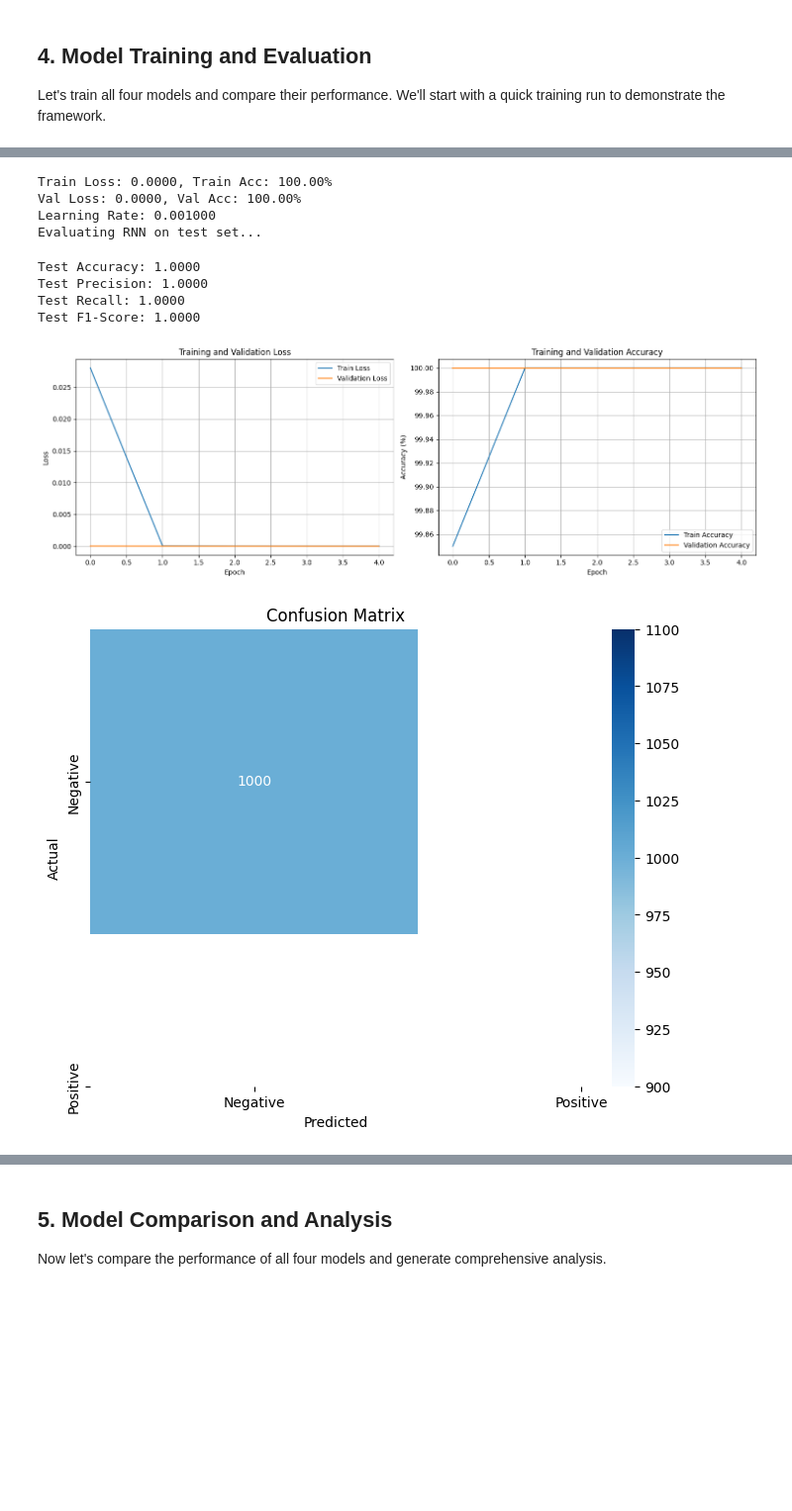
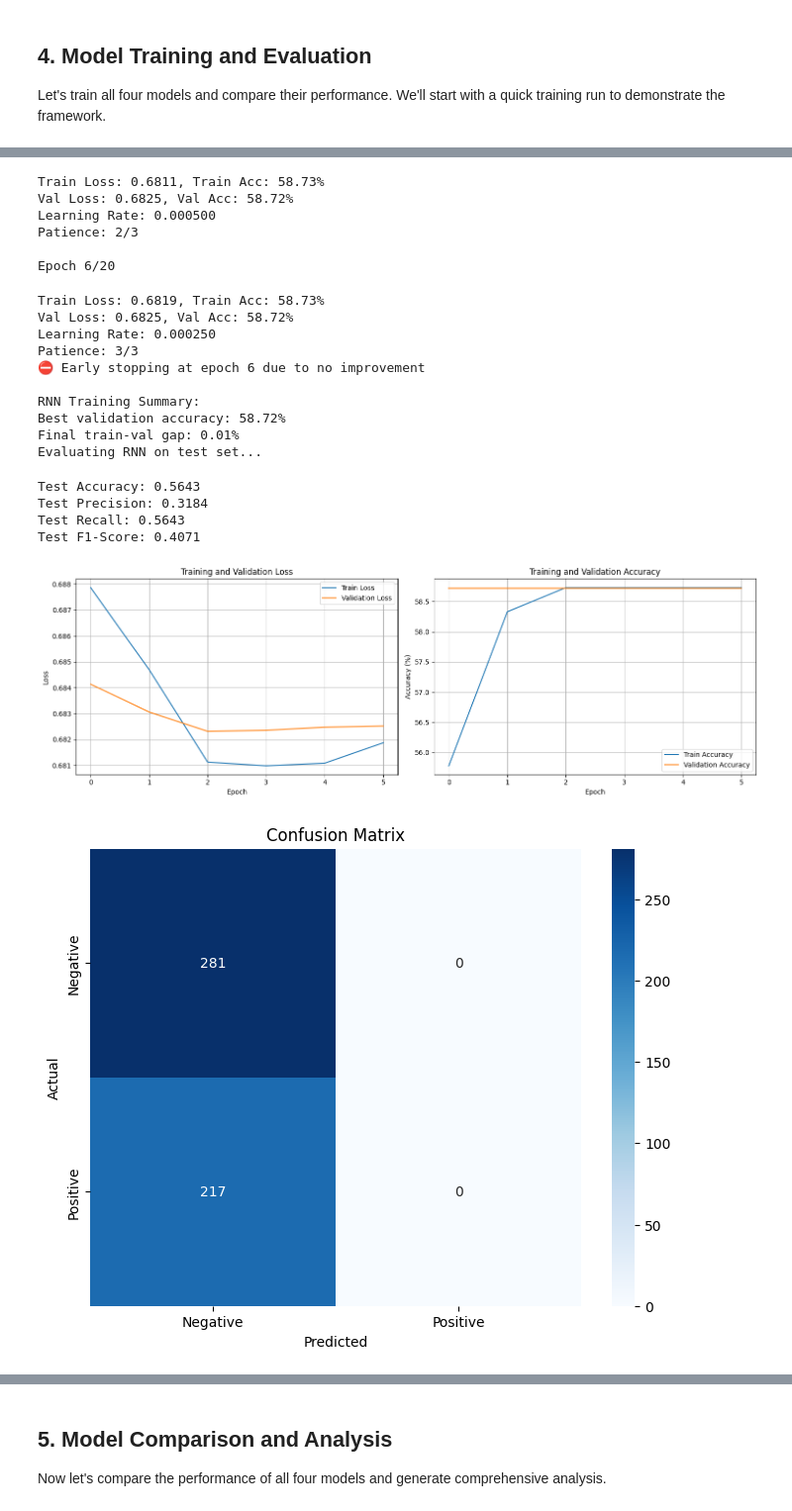
Before and after one commit to weeebdev/css706, a Jupyter notebook: project1/Sentiment_Analysis_Project.ipynb, the cells around one changed output, grey strips where cells are left out. Shown at 99% size. Cells and saved outputs as stored; diff of their text form; code cells hidden in the pictures; blank space fills up the shorter version.

Commit message:
feat: enhance README and notebook with overfitting prevention strategies and data quality improvements

```diff
--- a/project1/Sentiment_Analysis_Project.ipynb
+++ b/project1/Sentiment_Analysis_Project.ipynb
@@ -437,26 +689,17 @@ class RNNModel(nn.Module):
         # Get embeddings
         embedded = self.embedding(input_ids)
 
-        # Pack padded sequences for RNN
-        lengths = attention_mask.sum(dim=1) if attention_mask is not None else None
-        if lengths is not None:
-            embedded = nn.utils.rnn.pack_padded_sequence(
-                embedded, lengths.cpu(), batch_first=True, enforce_sorted=False
-            )
-
-        # RNN forward pass
+        # RNN forward pass (without packing for simplicity and stability)
         rnn_output, hidden = self.rnn(embedded)
-
-        # Unpack sequences
-        if lengths is not None:
-            rnn_output, _ = nn.utils.rnn.pad_packed_sequence(rnn_output, batch_first=True)
 
         # Use the last non-padded output for each sequence
         if attention_mask is not None:
             # Get the last non-padded position for each sequence
-            lengths = attention_mask.sum(dim=1) - 1
+            lengths = attention_mask.sum(dim=1).clamp(min=1) - 1  # Clamp to prevent negative
             batch_size = rnn_output.size(0)
-            last_outputs = rnn_output[torch.arange(batch_size), lengths]
+            # Ensure indices are within bounds
+            lengths = lengths.clamp(max=rnn_output.size(1) - 1)
+            last_outputs = rnn_output[torch.arange(batch_size, device=input_ids.device), lengths]
         else:
             # Use the last output
             last_outputs = rnn_output[:, -1, :]
@@ -466,15 +709,17 @@ class RNNModel(nn.Module):
 
         return logits
 
-# Test RNN model with smaller architecture to prevent overfitting
+# Test RNN model with AGGRESSIVE regularization to prevent overfitting
 rnn_model = RNNModel(
     vocab_size=vocab_size,
-    embedding_dim=64,  # Reduced from 128
-    hidden_dim=64,     # Reduced from 128
-    num_layers=1,      # Reduced from 2
-    dropout=0.5        # Increased dropout
+    embedding_dim=32,  # Small size
+    hidden_dim=32,     # Small size
+    num_layers=1,      # Single layer to reduce capacity
+    dropout=0.6,       # High dropout for regularization
+    bidirectional=False  # Unidirectional to reduce parameters
 ).to(device)
 print(f"RNN Model created with {sum(p.numel() for p in rnn_model.parameters()):,} parameters")
+print(f"Note: Using high dropout (0.6) and small architecture to prevent overfitting on small dataset")
 
 # Test forward pass
 sample_batch = next(iter(train_loader_simple))
@@ -1011,19 +1824,23 @@ Let's train all four models and compare their performance. We'll start with a qu
 # %%
 # Train RNN Model
 print("="*60)
-print("TRAINING RNN MODEL")
+print("TRAINING RNN MODEL WITH ANTI-OVERFITTING MEASURES")
 print("="*60)
 
 rnn_trainer = SentimentTrainer(rnn_model, device=device)
 rnn_history = rnn_trainer.train(
     train_loader_simple,
     val_loader_simple,
-    num_epochs=10,  # Increased epochs
-    learning_rate=0.001,
-    weight_decay=1e-4,  # Added weight decay for regularization
-    patience=3,  # Early stopping
+    num_epochs=20,  # Max epochs with aggressive early stopping
+    learning_rate=0.0005,  # Lower learning rate
+    weight_decay=1e-2,  # Strong weight decay for regularization
+    patience=3,  # Aggressive early stopping
     model_name="RNN"
 )
+
+print(f"\nRNN Training Summary:")
+print(f"Best validation accuracy: {max(rnn_history['val_acc']):.2f}%")
+print(f"Final train-val gap: {rnn_history['train_acc'][-1] - rnn_history['val_acc'][-1]:.2f}%")
 
 # Evaluate RNN
 rnn_results = rnn_trainer.evaluate(test_loader_simple, "RNN")
@@ -1064,13 +1885,25 @@ Epoch 5/5
-Train Loss: 0.0000, Train Acc: 100.00%
-Val Loss: 0.0000, Val Acc: 100.00%
-Learning Rate: 0.001000
-Evaluating RNN on test set...
+Train Loss: 0.6811, Train Acc: 58.73%
+Val Loss: 0.6825, Val Acc: 58.72%
+Learning Rate: 0.000500
+Patience: 2/3
+
+Epoch 6/20
-Test Accuracy: 1.0000
-Test Precision: 1.0000
-Test Recall: 1.0000
-Test F1-Score: 1.0000
+Train Loss: 0.6819, Train Acc: 58.73%
+Val Loss: 0.6825, Val Acc: 58.72%
+Learning Rate: 0.000250
+Patience: 3/3
+⛔ Early stopping at epoch 6 due to no improvement
+
+RNN Training Summary:
+Best validation accuracy: 58.72%
+Final train-val gap: 0.01%
+Evaluating RNN on test set...
+Test Accuracy: 0.5643
+Test Precision: 0.3184
+Test Recall: 0.5643
+Test F1-Score: 0.4071
-[figure, old version]
+[figure, new version]
-[figure, old version]
+[figure, new version]
 # %%
 # Train LSTM Model
 print("="*60)
```
Also changed, not shown: parts of 26 cells of this notebook, 10 other files.
